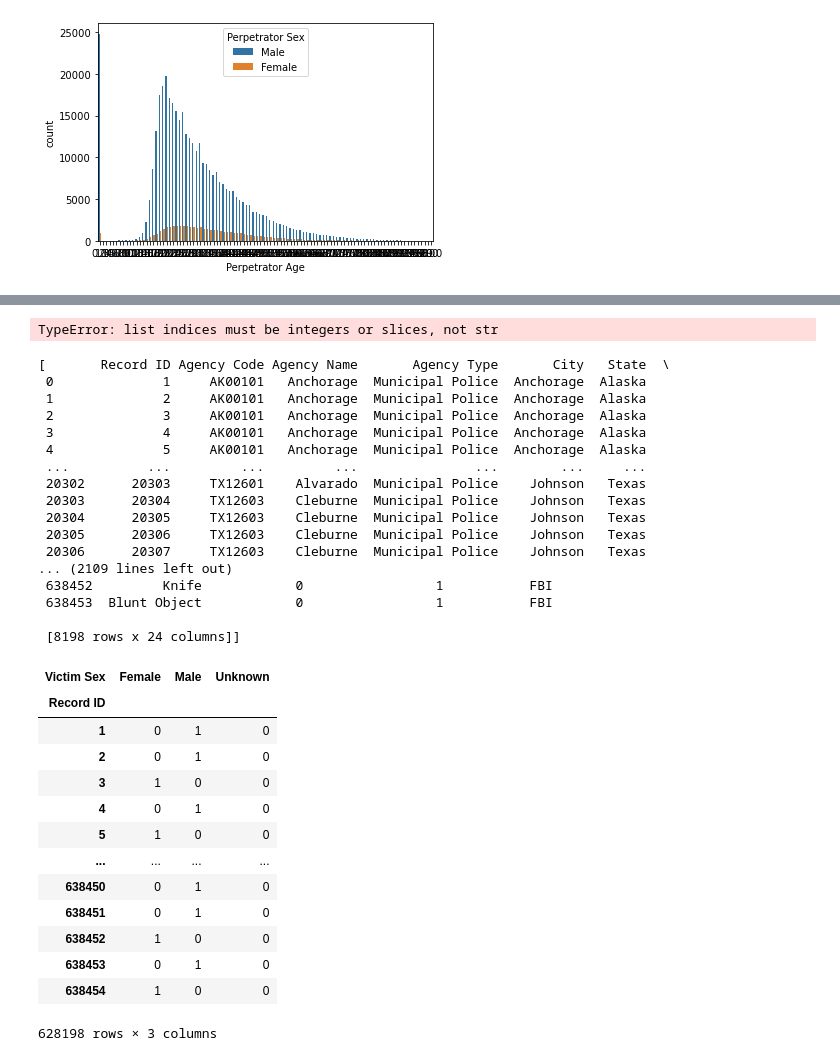
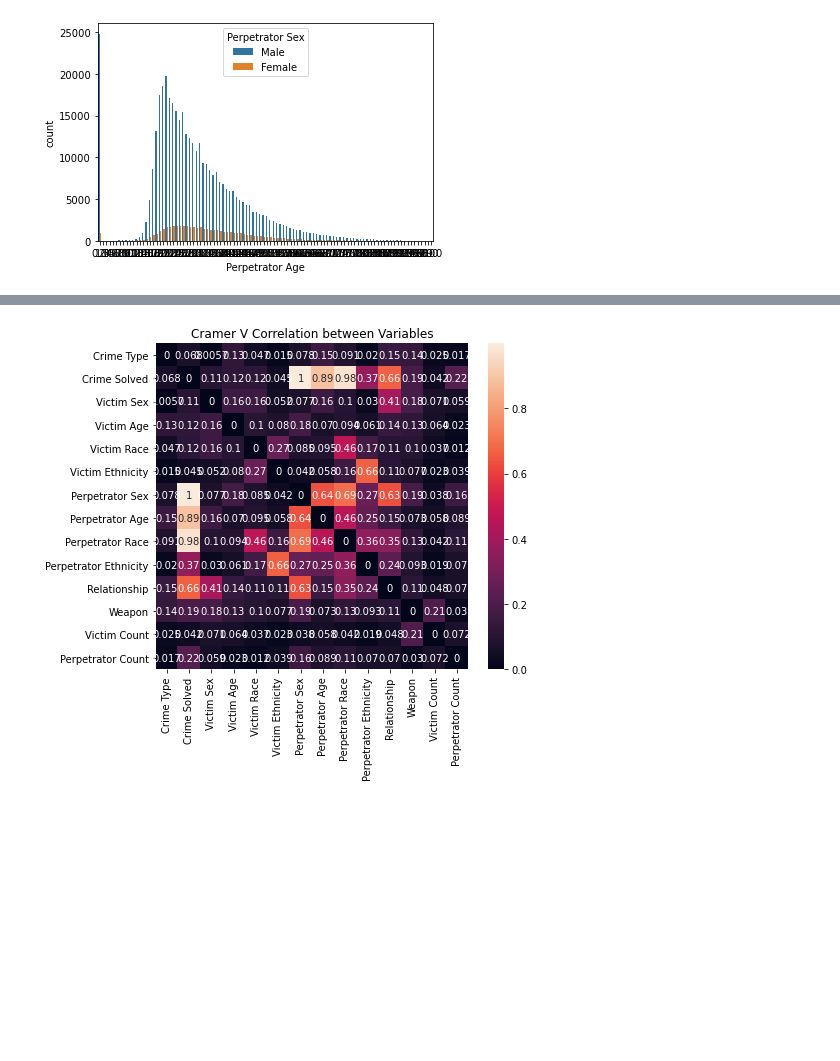
Before and after one commit to mchlstr/Stranovska_NS2021, a Jupyter notebook: Stranovska_NS2021_Data_preparation.ipynb, the cells around one changed output, grey strips where cells are left out. Saved outputs shown, nothing was run; the diff lists cells and outputs as text; code cells hidden in the pictures; blank space fills up the shorter version.

```diff
--- a/Stranovska_NS2021_Data_preparation.ipynb
+++ b/Stranovska_NS2021_Data_preparation.ipynb
@@ -508,0 +349,5 @@ list_df = [file[i:i+n] for i in range(0,file.shape[0],n)]
+# %%
+temp_to_delete.clear()
+for x,y in zip(file['Record ID'],file['Year']):
+    if y < 1990:
+        temp_to_delete.append(x-1)
@@ -508,0 +358,2 @@ list_df = [file[i:i+n] for i in range(0,file.shape[0],n)]
+# %%
+file_test=file.drop(labels=temp_to_delete)
@@ -509,23 +380,22 @@ list_df = [file[i:i+n] for i in range(0,file.shape[0],n)]
 # %%
-cols = ['Record ID', 'Agency Code', 'Agency Name', 'Agency Type', 'City',
-       'State', 'Year', 'Month', 'Incident', 'Crime Type', 'Crime Solved',
+# dropping some columns from the heatmaps because they seems to be irrelevant after couple trials:
+# dropping: 'Record ID', 'Agency Code', 'Year', 'Incident', 'Record Source'
+# dropping additional columns:'Agency Name', 'Agency Type', 'City','State', 'Month'
+cols = ['Crime Type', 'Crime Solved',
        'Victim Sex', 'Victim Age', 'Victim Race', 'Victim Ethnicity',
        'Perpetrator Sex', 'Perpetrator Age', 'Perpetrator Race',
        'Perpetrator Ethnicity', 'Relationship', 'Weapon', 'Victim Count',
-       'Perpetrator Count', 'Record Source']
+       'Perpetrator Count',]
 corrM = np.zeros((len(cols),len(cols)))
-n = 20000  #chunk row size
-list_df = [file[i:i+n] for i in range(0,file.shape[0],n)]
-for chunk in list_df:
+
 # there's probably a nice pandas way to do this
-    for col1, col2 in itertools.combinations(cols, 2):
-        idx1, idx2 = cols.index(col1), cols.index(col2)
-        corrM[idx1, idx2] = cramers_v(list_df[col1], list_df[col2])
-        corrM[idx2, idx1] = corrM[idx1, idx2]
+for col1, col2 in itertools.combinations(cols, 2):
+    idx1, idx2 = cols.index(col1), cols.index(col2)
+    corrM[idx1, idx2] = cramers_v(file_test[col1], file_test[col2])
+    corrM[idx2, idx1] = corrM[idx1, idx2]
+corr = pd.DataFrame(corrM, index=cols, columns=cols)
 
-    corr = pd.DataFrame(corrM, index=cols, columns=cols)
-    file2 = pd.concat(corr)
 fig, ax = plt.subplots(figsize=(7, 6))
 ax = sns.heatmap(corr, annot=True, ax=ax); ax.set_title("Cramer V Correlation between Variables");
 # %% [output]
-TypeError: list indices must be integers or slices, not str
+[figure, added]
@@ -534,37 +401,0 @@ confusion_matrix_test = pd.crosstab(file['Record ID'], file['Victim Sex'])
-# %%
-list_df
-# %% [output]
-[       Record ID Agency Code Agency Name       Agency Type       City   State  \
- 0              1     AK00101   Anchorage  Municipal Police  Anchorage  Alaska
- 1              2     AK00101   Anchorage  Municipal Police  Anchorage  Alaska
- 2              3     AK00101   Anchorage  Municipal Police  Anchorage  Alaska
- 3              4     AK00101   Anchorage  Municipal Police  Anchorage  Alaska
- 4              5     AK00101   Anchorage  Municipal Police  Anchorage  Alaska
- ...          ...         ...         ...               ...        ...     ...
- 20302      20303     TX12601    Alvarado  Municipal Police    Johnson   Texas
- 20303      20304     TX12603    Cleburne  Municipal Police    Johnson   Texas
- 20304      20305     TX12603    Cleburne  Municipal Police    Johnson   Texas
- 20305      20306     TX12603    Cleburne  Municipal Police    Johnson   Texas
- 20306      20307     TX12603    Cleburne  Municipal Police    Johnson   Texas
-... (2109 lines left out)
- 638452         Knife            0                 1           FBI
- 638453  Blunt Object            0                 1           FBI
-
- [8198 rows x 24 columns]]
-# %%
-confusion_matrix_test
-# %% [output]
-| Victim Sex | Female | Male | Unknown |
-| Record ID |  |  |  |
-| 1 | 0 | 1 | 0 |
-| 2 | 0 | 1 | 0 |
-| 3 | 1 | 0 | 0 |
-| 4 | 0 | 1 | 0 |
-| 5 | 1 | 0 | 0 |
-| ... | ... | ... | ... |
-| 638450 | 0 | 1 | 0 |
-| 638451 | 0 | 1 | 0 |
-| 638452 | 1 | 0 | 0 |
-| 638453 | 0 | 1 | 0 |
-| 638454 | 1 | 0 | 0 |
-628198 rows × 3 columns
```
Also changed, not shown: parts of 54 cells of this notebook, 2 other files.
